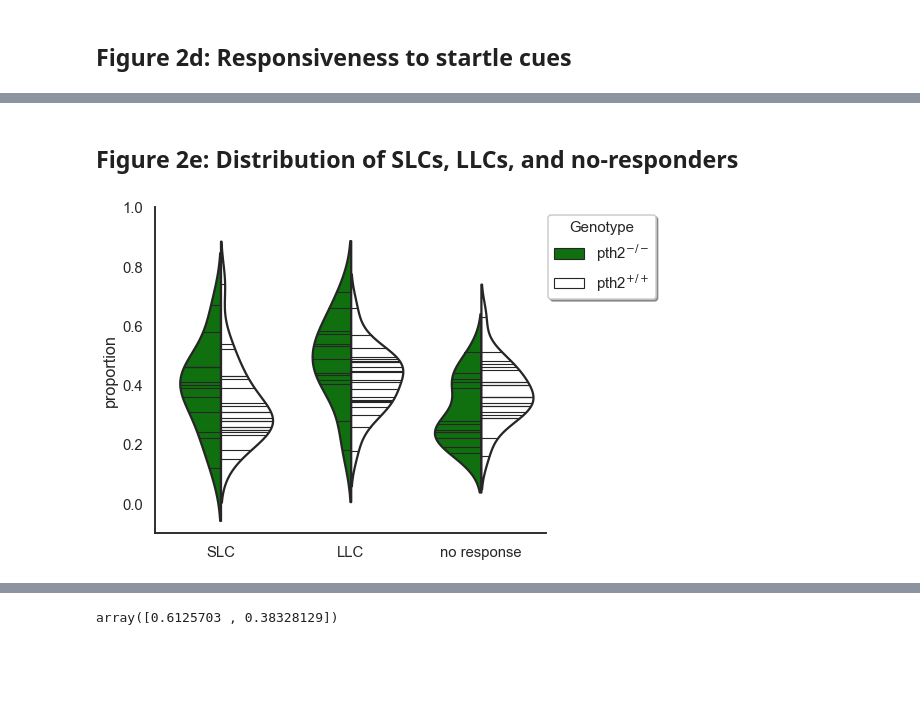
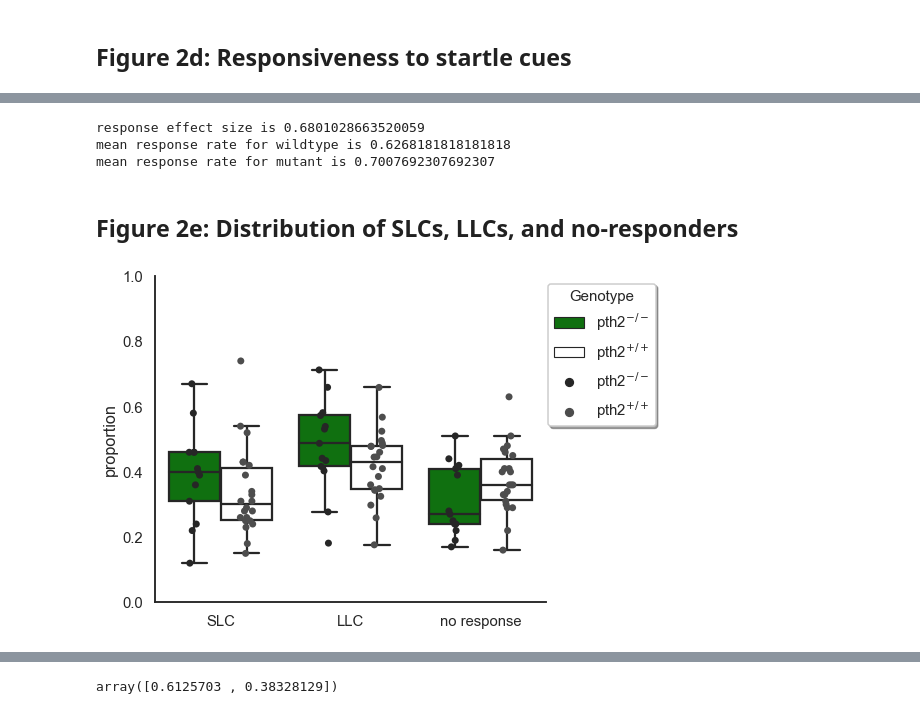
Before and after one commit to Anneser/zfish_PTH2, a Jupyter notebook: Figure2_Startle.ipynb, the cells around one changed output, grey strips where cells are left out. Cells and saved outputs as stored; diff of their text form; code cells hidden in the pictures; blank space fills up the shorter version.

```diff
--- a/Figure2_Startle.ipynb
+++ b/Figure2_Startle.ipynb
@@ -128,24 +188,43 @@ f.legend(handles[0:2], \
+# %%
+# compute cohen's D:
+print("response effect size is " + str(cohend(df_reduced[df_reduced['genotype']=='ko'][df_reduced[df_reduced['genotype']=='ko']['variable']=='Response']['value'] ,
+df_reduced[df_reduced['genotype']=='wt'][df_reduced[df_reduced['genotype']=='wt']['variable']=='Response']['value'])))
+
+# compute central tendencies
+print("mean response rate for wildtype is " + str(np.mean(df_reduced[df_reduced['genotype']=='wt'][df_reduced[df_reduced['genotype']=='wt']['variable']=='Response']['value'])))
+print("mean response rate for mutant is " + str(np.mean(df_reduced[df_reduced['genotype']=='ko'][df_reduced[df_reduced['genotype']=='ko']['variable']=='Response']['value'])))
+# %% [output]
+response effect size is 0.6801028663520059
+mean response rate for wildtype is 0.6268181818181818
+mean response rate for mutant is 0.7007692307692307
 # %% [markdown]
 ## Figure 2e: Distribution of SLCs, LLCs, and no-responders
 # %%
 f, ax = plt.subplots(figsize=(7, 6))
-f = sns.violinplot(x="variable", y="value", hue="label",
-                    data=startle_df_melt,palette=["g", "w"], split=True,
-                   inner = "stick", legend = False)
+
+f = sns.boxplot(x="variable", y="value",
+            hue="label", palette=["g", "w"],
+            data=startle_df_melt,
+            showfliers = False)
+
+sns.stripplot(x="variable", y="value",
+            hue="label", color=".3",
+            data=startle_df_melt,dodge = True,
+              size=7, linewidth=0)
 
 ax.xaxis.grid(False)
 ax.set(ylabel="proportion")
 ax.set(xlabel = "")
 ax.set_xticklabels(['SLC', 'LLC', 'no response'])
 sns.despine(trim=False, left=False)
-ax.set(ylim = (-0.1,1))
+ax.set(ylim = (0,1))
 
 
 f.legend(fontsize = 15, \
                bbox_to_anchor= (1.3, 1), \
                title="Genotype", \
                title_fontsize = 15, \
                shadow = True, \
                facecolor = 'white');
 # %% [output]
-[figure, old version]
+[figure, new version]
```
Also changed, not shown: parts of 11 cells of this notebook.
